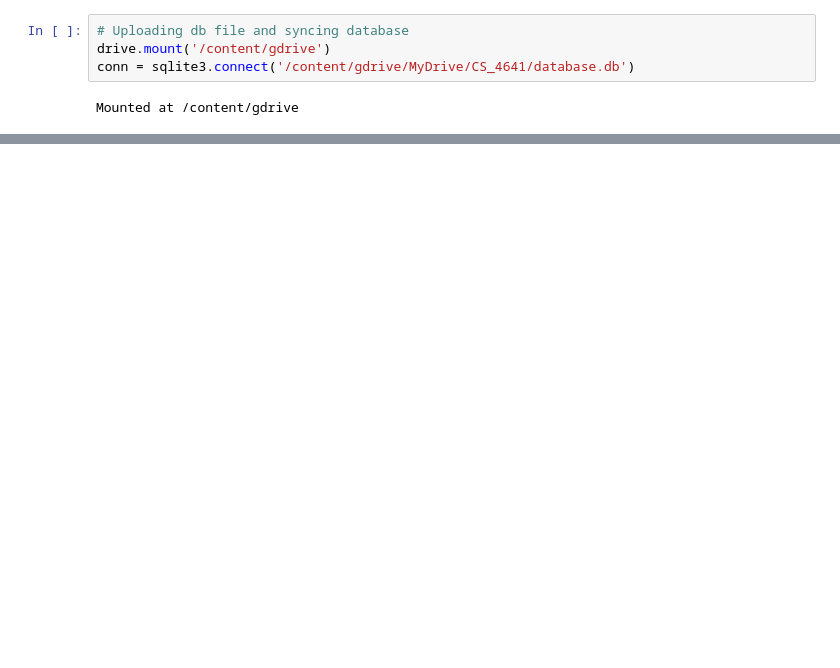
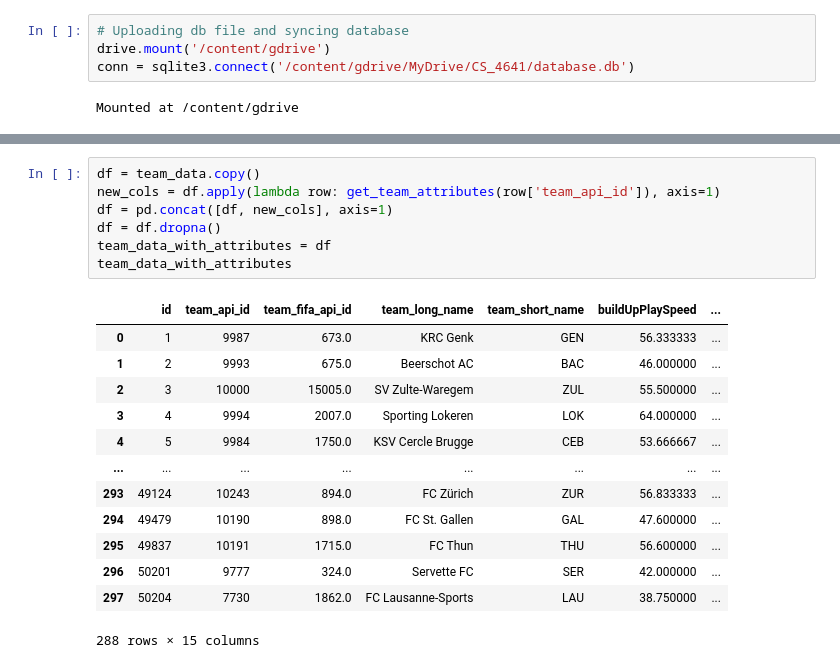
Before and after one commit to nfwertz223/Fifa-Outcome-Predictor, a Jupyter notebook: MLProject.ipynb, the cells around one changed output, grey strips where cells are left out. Drawn from its saved outputs; the diff is of its cells as text; blank space fills up the shorter version.

```diff
--- a/MLProject.ipynb
+++ b/MLProject.ipynb
@@ -115,0 +165,21 @@ match_data_with_team_attributes = df
+# %%
+df = team_data.copy()
+new_cols = df.apply(lambda row: get_team_attributes(row['team_api_id']), axis=1)
+df = pd.concat([df, new_cols], axis=1)
+df = df.dropna()
+team_data_with_attributes = df
+team_data_with_attributes
+# %% [output]
+|  | id | team_api_id | team_fifa_api_id | team_long_name | team_short_name | buildUpPlaySpeed | ... |
+| 0 | 1 | 9987 | 673.0 | KRC Genk | GEN | 56.333333 | ... |
+| 1 | 2 | 9993 | 675.0 | Beerschot AC | BAC | 46.000000 | ... |
+| 2 | 3 | 10000 | 15005.0 | SV Zulte-Waregem | ZUL | 55.500000 | ... |
+| 3 | 4 | 9994 | 2007.0 | Sporting Lokeren | LOK | 64.000000 | ... |
+| 4 | 5 | 9984 | 1750.0 | KSV Cercle Brugge | CEB | 53.666667 | ... |
+| ... | ... | ... | ... | ... | ... | ... | ... |
+| 293 | 49124 | 10243 | 894.0 | FC Zürich | ZUR | 56.833333 | ... |
+| 294 | 49479 | 10190 | 898.0 | FC St. Gallen | GAL | 47.600000 | ... |
+| 295 | 49837 | 10191 | 1715.0 | FC Thun | THU | 56.600000 | ... |
+| 296 | 50201 | 9777 | 324.0 | Servette FC | SER | 42.000000 | ... |
+| 297 | 50204 | 7730 | 1862.0 | FC Lausanne-Sports | LAU | 38.750000 | ... |
+288 rows × 15 columns
```
Also changed, not shown: parts of 30 cells of this notebook.
